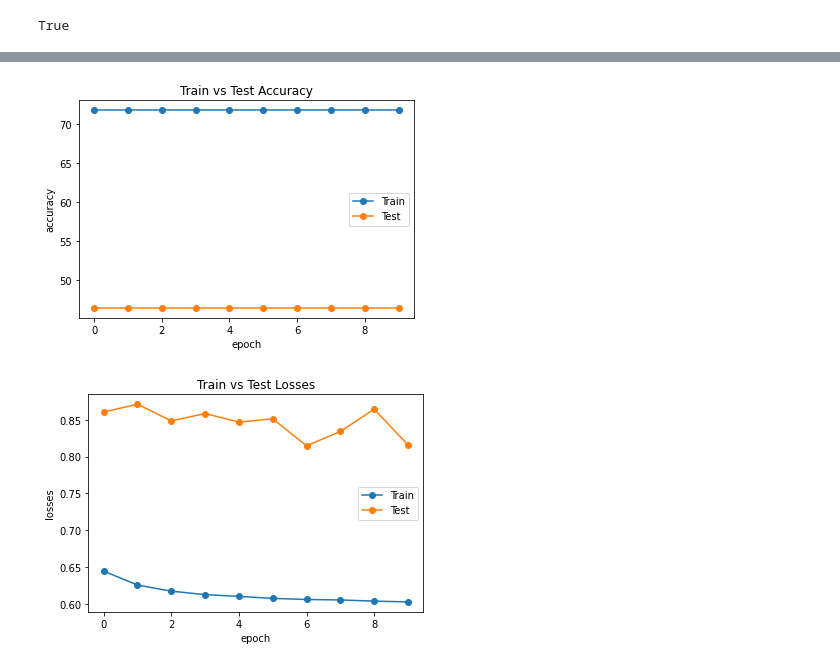
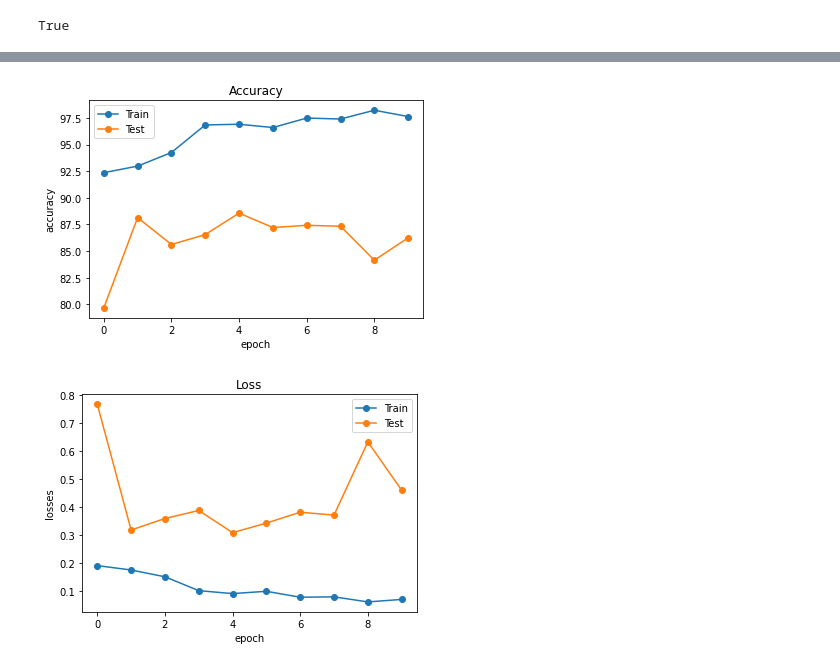
Before and after one commit to KiavashJamshidi/Hand-gender-prediction, a Jupyter notebook: hand.ipynb, the cells around one changed output, grey strips where cells are left out. Drawn from its saved outputs; the diff is of its cells as text; code cells hidden in the pictures.

```diff
--- a/hand.ipynb
+++ b/hand.ipynb
@@ -368,8 +368,8 @@ NameError: ignored
 # %%
 net1 = alexNet
 net1.features[0] = Conv2d(3, 64, 11, stride=3, padding=0)
-net1.classifier[4].out_features = 2048
-net1.classifier[6].in_features = 2048
+# net1.classifier[4].out_features = 2048
+# net1.classifier[6].in_features = 2048
 net1 = net1.to(device)
 # %%
 alexNet.eval()
@@ -551,22 +531,22 @@ plt.plot(testAccuracy,'-o')
 plt.xlabel('epoch')
 plt.ylabel('accuracy')
 plt.legend(['Train','Test'])
-plt.title('Train vs Test Accuracy')
+plt.title('Accuracy')
 
 plt.show()
 # %% [output]
-[figure, old version]
+[figure, new version]
 # %%
 plt.plot(trainLoss,'-o')
 plt.plot(testLoss,'-o')
 plt.xlabel('epoch')
 plt.ylabel('losses')
 plt.legend(['Train','Test'])
-plt.title('Train vs Test Losses')
+plt.title('Loss')
 
 plt.show()
 # %% [output]
-[figure, old version]
+[figure, new version]
 # %%
 zzz
 # %%
```
Also changed, not shown: parts of 5 cells of this notebook.
